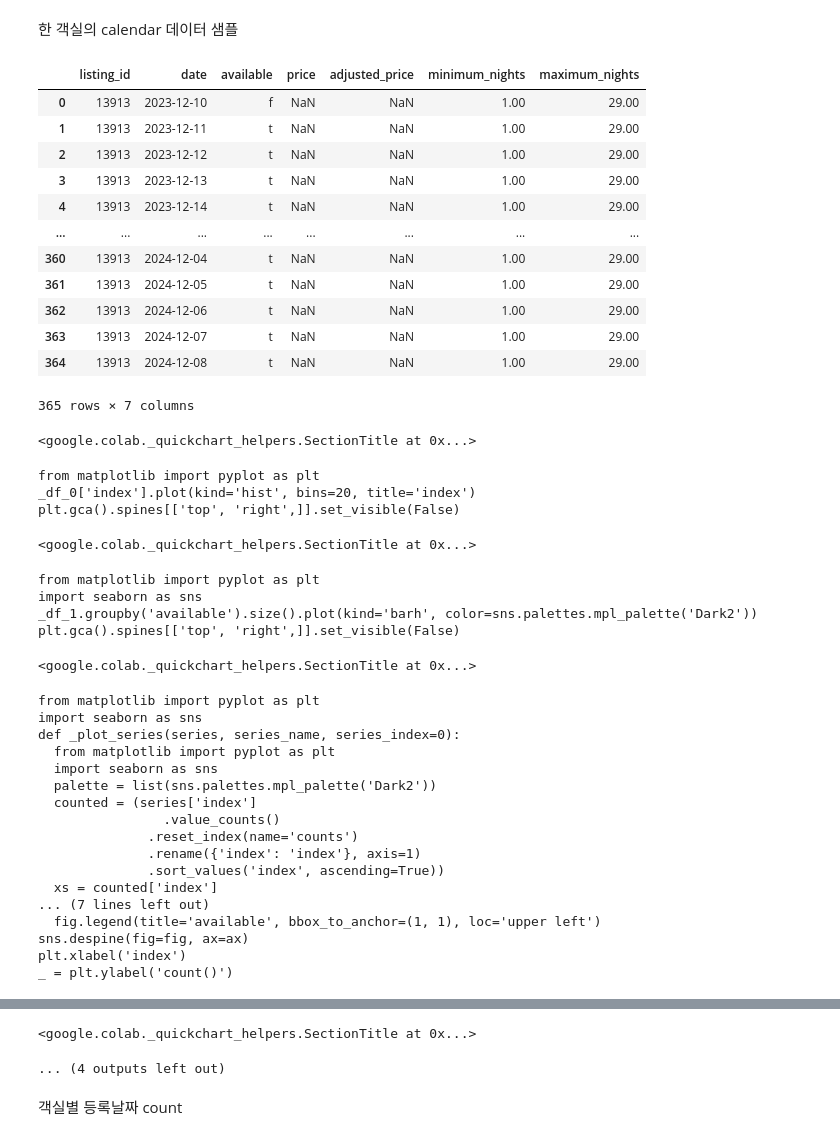
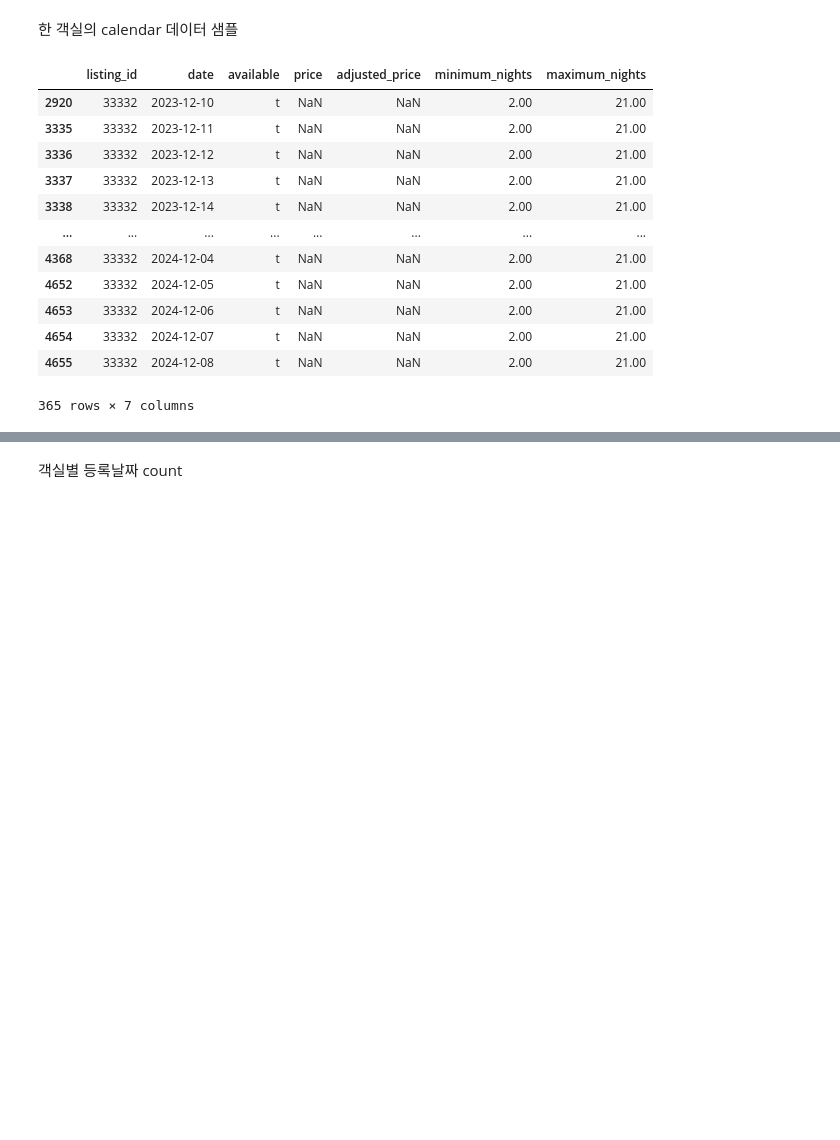
Before and after one commit to HongSeongMo/Airbnb, a Jupyter notebook: learning_plus_training1.ipynb, the cells around one changed output, grey strips where cells are left out. Cells and saved outputs as stored; diff of their text form; code cells hidden in the pictures; blank space fills up the shorter version.

```diff
--- a/learning_plus_training1.ipynb
+++ b/learning_plus_training1.ipynb
@@ -198,45 +198,18 @@ calendar_df[calendar_df.duplicated(key)]
 # %% [markdown]
 한 객실의 calendar 데이터 샘플
 # %%
-calendar_df[calendar_df.listing_id==13913]
+calendar_df[calendar_df.listing_id==33332]
 # %% [output]
 |  | listing_id | date | available | price | adjusted_price | minimum_nights | maximum_nights |
-| 0 | 13913 | 2023-12-10 | f | NaN | NaN | 1.00 | 29.00 |
-| 1 | 13913 | 2023-12-11 | t | NaN | NaN | 1.00 | 29.00 |
-| 2 | 13913 | 2023-12-12 | t | NaN | NaN | 1.00 | 29.00 |
-| 3 | 13913 | 2023-12-13 | t | NaN | NaN | 1.00 | 29.00 |
-| 4 | 13913 | 2023-12-14 | t | NaN | NaN | 1.00 | 29.00 |
+| 2920 | 33332 | 2023-12-10 | t | NaN | NaN | 2.00 | 21.00 |
+| 3335 | 33332 | 2023-12-11 | t | NaN | NaN | 2.00 | 21.00 |
+| 3336 | 33332 | 2023-12-12 | t | NaN | NaN | 2.00 | 21.00 |
+| 3337 | 33332 | 2023-12-13 | t | NaN | NaN | 2.00 | 21.00 |
+| 3338 | 33332 | 2023-12-14 | t | NaN | NaN | 2.00 | 21.00 |
 | ... | ... | ... | ... | ... | ... | ... | ... |
-| 360 | 13913 | 2024-12-04 | t | NaN | NaN | 1.00 | 29.00 |
-| 361 | 13913 | 2024-12-05 | t | NaN | NaN | 1.00 | 29.00 |
-| 362 | 13913 | 2024-12-06 | t | NaN | NaN | 1.00 | 29.00 |
-| 363 | 13913 | 2024-12-07 | t | NaN | NaN | 1.00 | 29.00 |
-| 364 | 13913 | 2024-12-08 | t | NaN | NaN | 1.00 | 29.00 |
+| 4368 | 33332 | 2024-12-04 | t | NaN | NaN | 2.00 | 21.00 |
+| 4652 | 33332 | 2024-12-05 | t | NaN | NaN | 2.00 | 21.00 |
+| 4653 | 33332 | 2024-12-06 | t | NaN | NaN | 2.00 | 21.00 |
+| 4654 | 33332 | 2024-12-07 | t | NaN | NaN | 2.00 | 21.00 |
+| 4655 | 33332 | 2024-12-08 | t | NaN | NaN | 2.00 | 21.00 |
 365 rows × 7 columns
-<google.colab._quickchart_helpers.SectionTitle at 0x...>
-from matplotlib import pyplot as plt
-_df_0['index'].plot(kind='hist', bins=20, title='index')
-plt.gca().spines[['top', 'right',]].set_visible(False)
-<google.colab._quickchart_helpers.SectionTitle at 0x...>
-from matplotlib import pyplot as plt
-import seaborn as sns
-_df_1.groupby('available').size().plot(kind='barh', color=sns.palettes.mpl_palette('Dark2'))
-plt.gca().spines[['top', 'right',]].set_visible(False)
-<google.colab._quickchart_helpers.SectionTitle at 0x...>
-from matplotlib import pyplot as plt
-import seaborn as sns
-def _plot_series(series, series_name, series_index=0):
-  from matplotlib import pyplot as plt
-  import seaborn as sns
-  palette = list(sns.palettes.mpl_palette('Dark2'))
-  counted = (series['index']
-                .value_counts()
-              .reset_index(name='counts')
-              .rename({'index': 'index'}, axis=1)
-              .sort_values('index', ascending=True))
-  xs = counted['index']
-... (7 lines left out)
-  fig.legend(title='available', bbox_to_anchor=(1, 1), loc='upper left')
-sns.despine(fig=fig, ax=ax)
-plt.xlabel('index')
-_ = plt.ylabel('count()')
@@ -294,5 +216,3 @@ _ = plt.ylabel('count()')
-<google.colab._quickchart_helpers.SectionTitle at 0x...>
-... (4 outputs left out)
 # %% [markdown]
 객실별 등록날짜 count
 # %%
```
Also changed, not shown: parts of 23 cells of this notebook.
